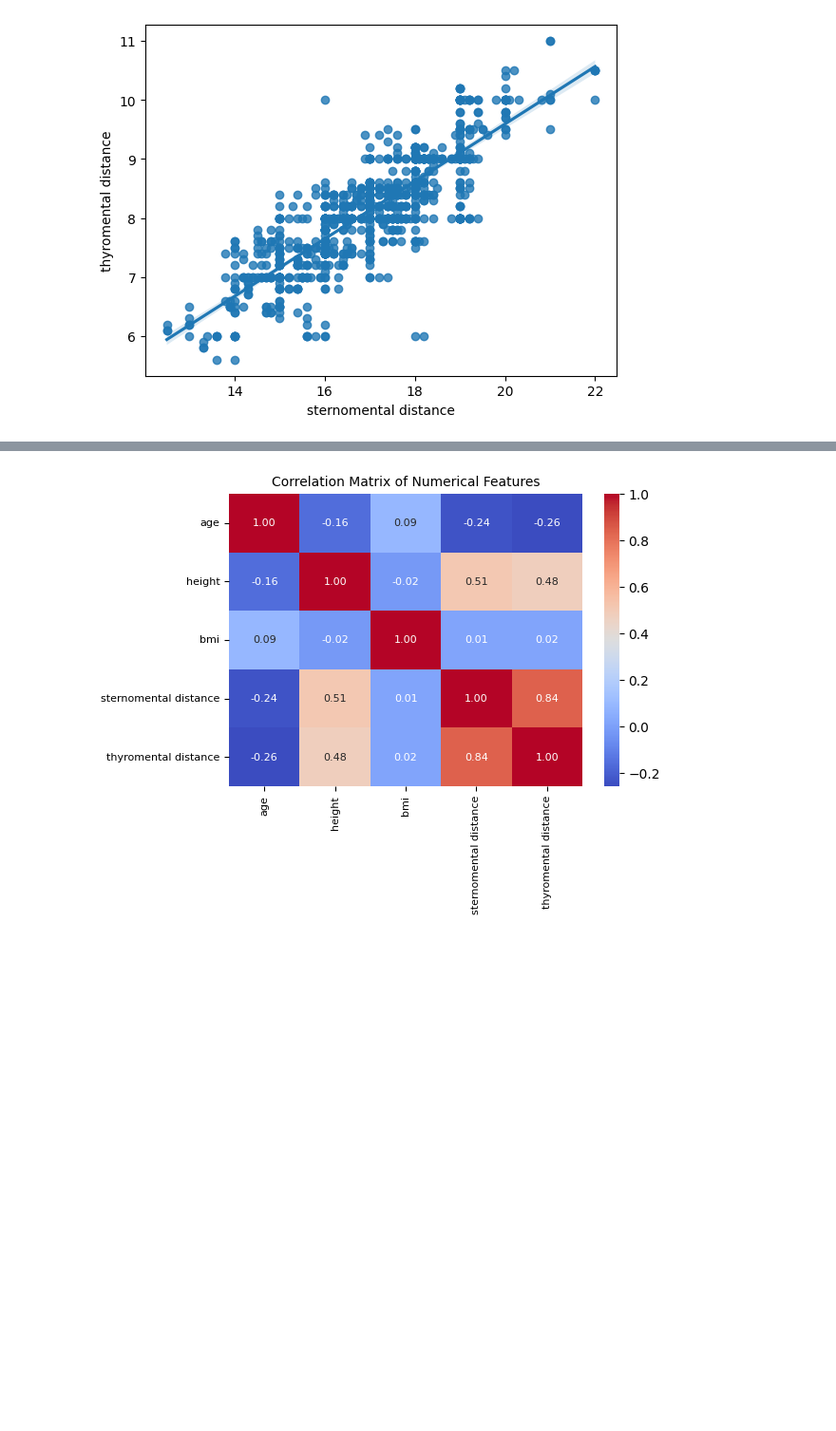
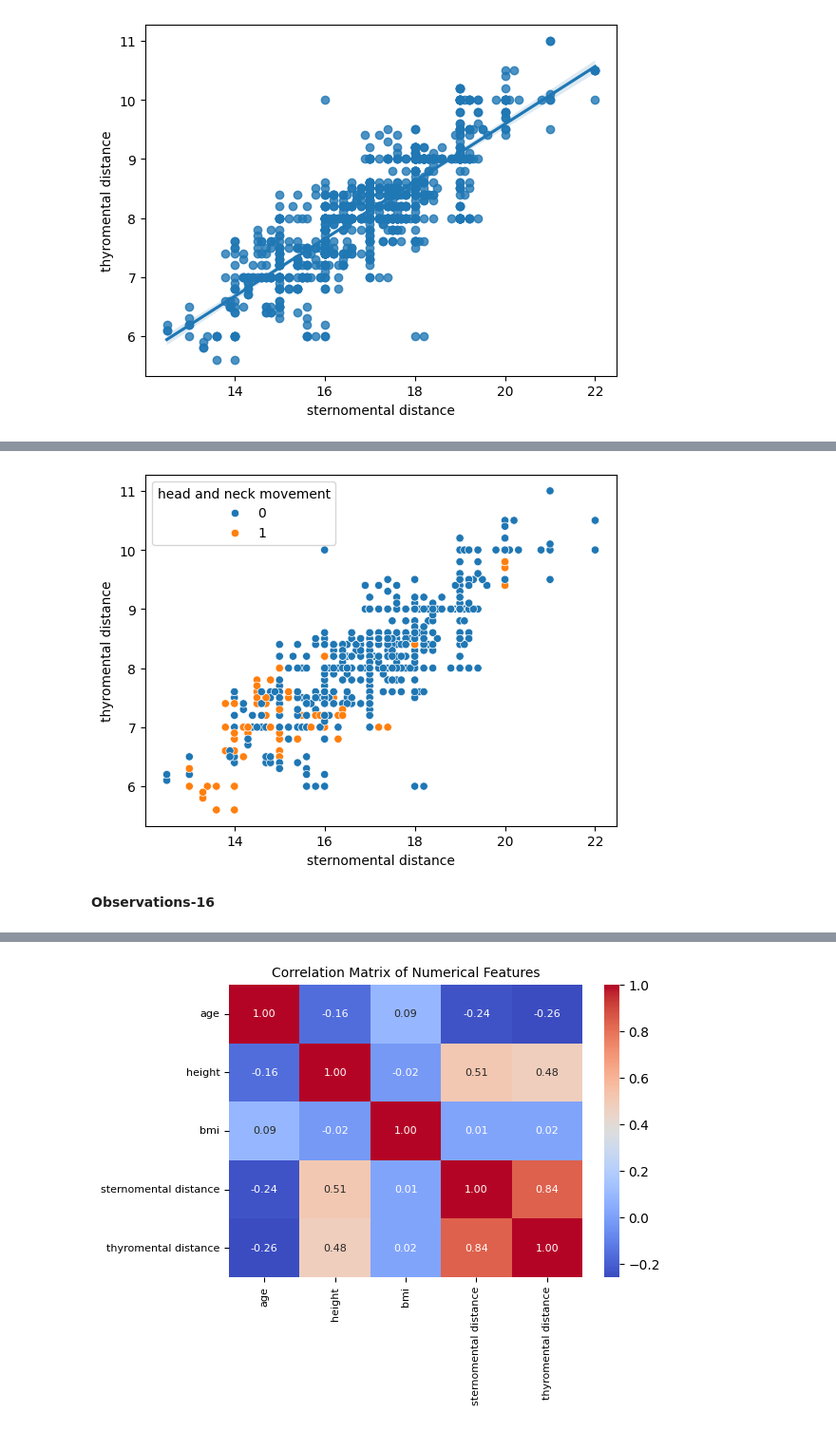
Before and after one commit to harnalashok/classification, a Jupyter notebook: airways.ipynb, the cells around one changed output, grey strips where cells are left out. Shown at 95% size. Drawn from its saved outputs; the diff is of its cells as text; code cells hidden in the pictures; blank space fills up the shorter version.

```diff
--- a/airways.ipynb
+++ b/airways.ipynb
@@ -933,0 +934,8 @@ _=sns.regplot(data=df, x="sternomental distance",
+# %%
+# thyromental distance and sternomental distance do have a linear relationship
+_=sns.scatterplot(data=df, x="sternomental distance", hue = 'head and neck movement',
+              y="thyromental distance")
+# %% [output]
+[figure, added]
+# %% [markdown]
+**Observations-16**
```
Also changed, not shown: parts of 15 cells of this notebook.
